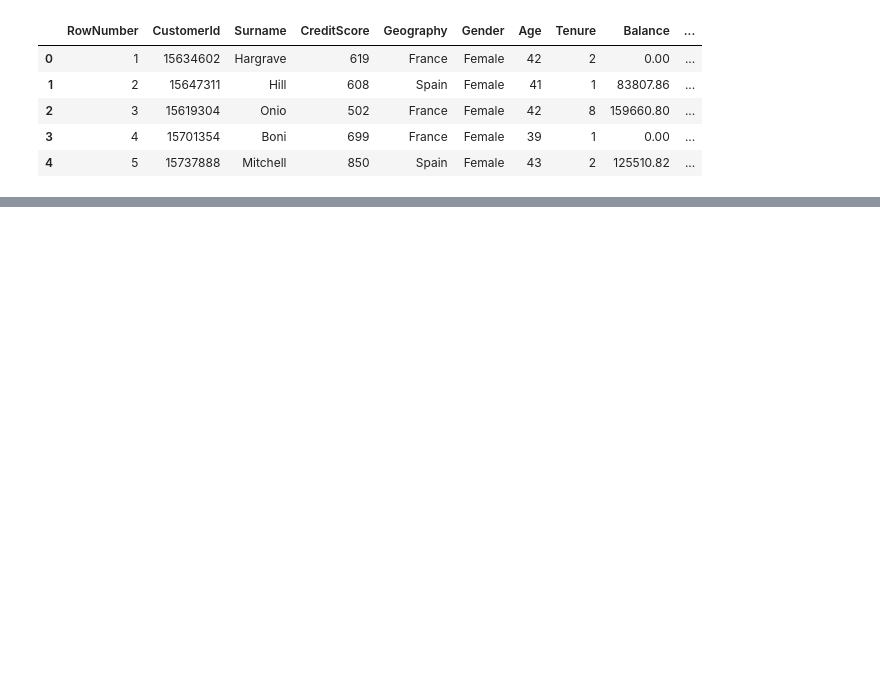
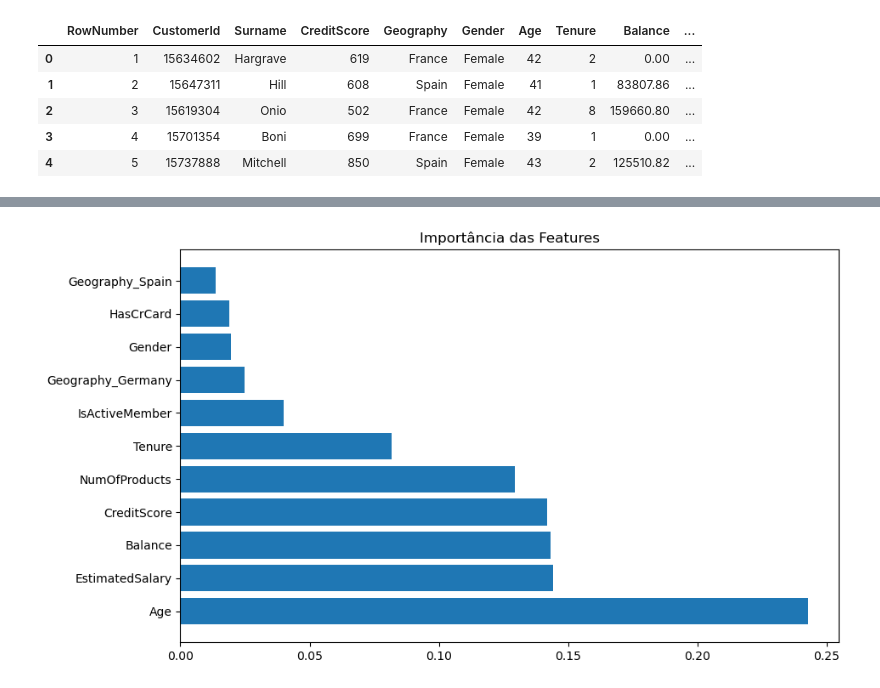
Before and after one commit to carolinedesouza25/An-lise_da_taxa_de_churn, a Jupyter notebook: projeto3.ipynb, the cells around one changed output, grey strips where cells are left out. Drawn from its saved outputs; the diff is of its cells as text; code cells hidden in the pictures; blank space fills up the shorter version.

```diff
--- a/projeto3.ipynb
+++ b/projeto3.ipynb
@@ -19,0 +61,12 @@ df.head()
+# %%
+ features = ['CreditScore', 'Gender', 'Age', 'Tenure', 'Balance', 'NumOfProducts', 'HasCrCard', 'EstimatedSalary', 'IsActiveMember',
+             'Geography_Germany', 'Geography_Spain']
+X=df[features]
+Y=df['Exited']
+# %%
+#Separação de dados para teste e treino
+X_train, X_test, Y_train, Y_test = train_test_split(X, Y, test_size=0.2, random_state=42)
+# %%
+scaler = StandardScaler()
+X_train = scaler.fit_transform(X_train)
+X_test = scaler.transform(X_test)
@@ -19,0 +93,3 @@ df.head()
+# %%
+model = RandomForestClassifier(n_estimators=100, random_state=42)
+model.fit(X_train, Y_train)
@@ -19,0 +121,12 @@ df.head()
+# %%
+importances = model.feature_importances_
+indices = np.argsort(importances)[::-1]
+names = [features [i] for i in indices]
+
+plt.figure (figsize=(10,6))
+plt.title("Importância das Features")
+plt.barh(range(X.shape[1]), importances[indices])
+plt.yticks(range(X.shape[1]), names)
+plt.show()
+# %% [output]
+[figure, added]
```
Also changed, not shown: parts of 23 cells of this notebook.
